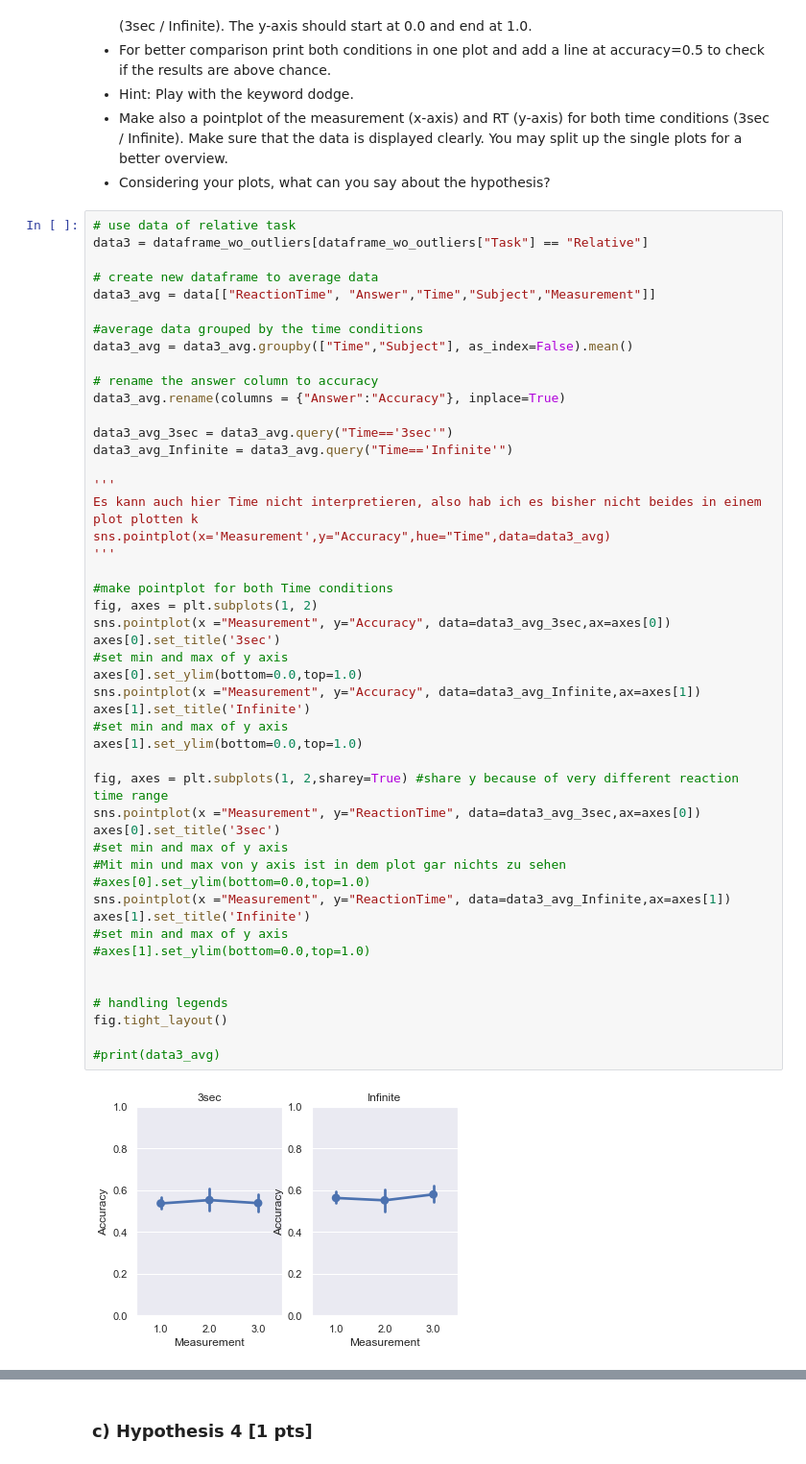
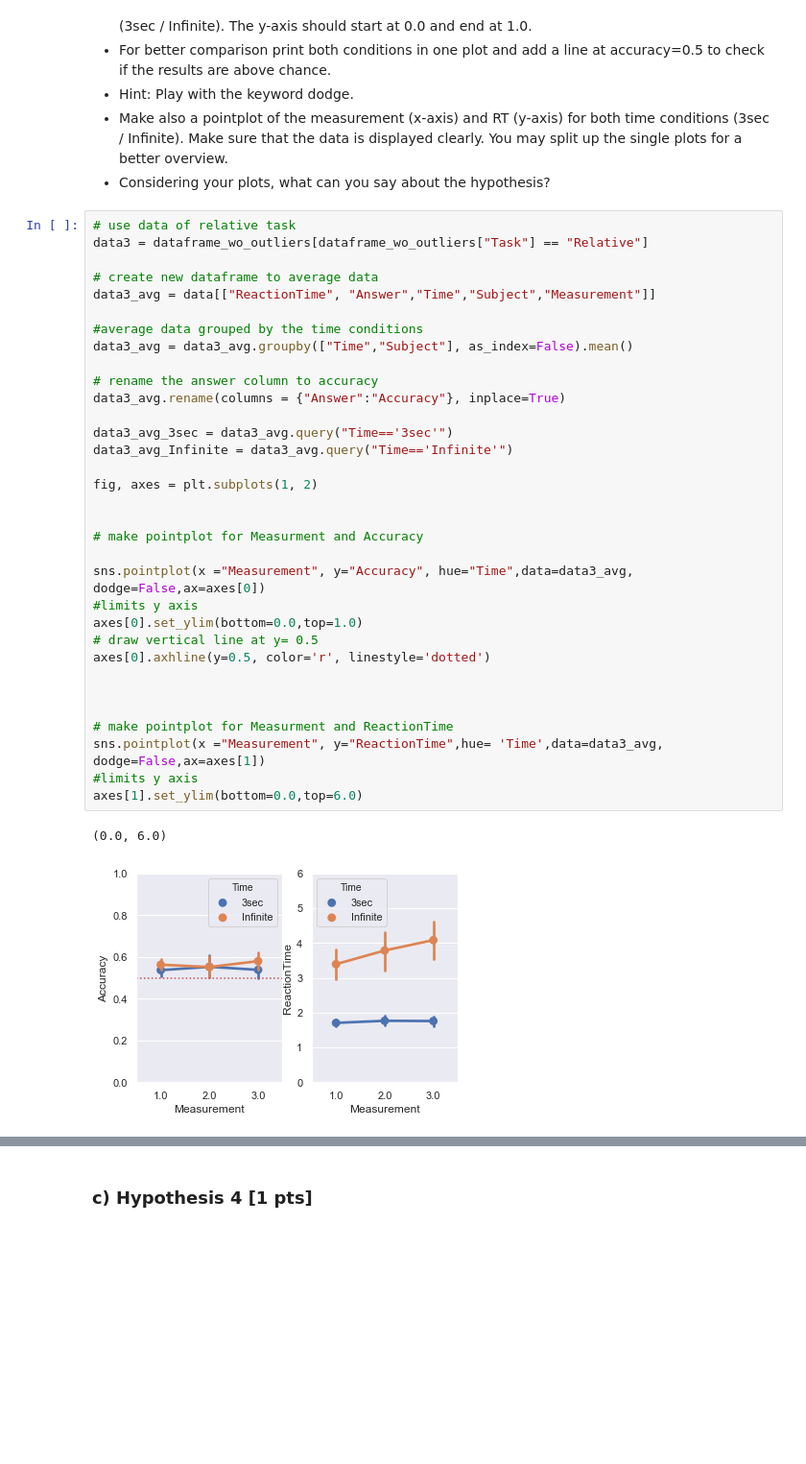
Before and after one commit to NBP-ACC/week-5-acc_9, a Jupyter notebook: sheet03.ipynb, the cells around one changed output, grey strips where cells are left out. Shown at 96% size. Drawn from its saved outputs; the diff is of its cells as text; blank space fills up the shorter version.

Commit message:
Hypothesis 3 Plot data and conclude results

```diff
--- a/sheet03.ipynb
+++ b/sheet03.ipynb
@@ -365,50 +364,36 @@ Hypothesis 2: "Given that subjects have infinite time, they perform better."
 # %%
 # use data of relative task
 data3 = dataframe_wo_outliers[dataframe_wo_outliers["Task"] == "Relative"]
 
 # create new dataframe to average data
 data3_avg = data[["ReactionTime", "Answer","Time","Subject","Measurement"]]
 
 #average data grouped by the time conditions
 data3_avg = data3_avg.groupby(["Time","Subject"], as_index=False).mean()
 
 # rename the answer column to accuracy
 data3_avg.rename(columns = {"Answer":"Accuracy"}, inplace=True)
 
 data3_avg_3sec = data3_avg.query("Time=='3sec'")
 data3_avg_Infinite = data3_avg.query("Time=='Infinite'")
 
-'''
-Es kann auch hier Time nicht interpretieren, also hab ich es bisher nicht beides in einem plot plotten k
-sns.pointplot(x='Measurement',y="Accuracy",hue="Time",data=data3_avg)
-'''
-
-#make pointplot for both Time conditions
 fig, axes = plt.subplots(1, 2)
-sns.pointplot(x ="Measurement", y="Accuracy", data=data3_avg_3sec,ax=axes[0])
-axes[0].set_title('3sec')
-#set min and max of y axis
-axes[0].set_ylim(bottom=0.0,top=1.0)
-sns.pointplot(x ="Measurement", y="Accuracy", data=data3_avg_Infinite,ax=axes[1])
-axes[1].set_title('Infinite')
-#set min and max of y axis
-axes[1].set_ylim(bottom=0.0,top=1.0)
-
-fig, axes = plt.subplots(1, 2,sharey=True) #share y because of very different reaction time range
-sns.pointplot(x ="Measurement", y="ReactionTime", data=data3_avg_3sec,ax=axes[0])
-axes[0].set_title('3sec')
-#set min and max of y axis
-#Mit min und max von y axis ist in dem plot gar nichts zu sehen
-#axes[0].set_ylim(bottom=0.0,top=1.0)
-sns.pointplot(x ="Measurement", y="ReactionTime", data=data3_avg_Infinite,ax=axes[1])
-axes[1].set_title('Infinite')
-#set min and max of y axis
-#axes[1].set_ylim(bottom=0.0,top=1.0)
 
 
-# handling legends
-fig.tight_layout()
+# make pointplot for Measurment and Accuracy
 
-#print(data3_avg)
+sns.pointplot(x ="Measurement", y="Accuracy", hue="Time",data=data3_avg, dodge=False,ax=axes[0])
+#limits y axis
+axes[0].set_ylim(bottom=0.0,top=1.0)
+# draw vertical line at y= 0.5
+axes[0].axhline(y=0.5, color='r', linestyle='dotted')
+
+
+
+# make pointplot for Measurment and ReactionTime
+sns.pointplot(x ="Measurement", y="ReactionTime",hue= 'Time',data=data3_avg, dodge=False,ax=axes[1])
+#limits y axis
+axes[1].set_ylim(bottom=0.0,top=6.0)
 # %% [output]
+(0.0, 6.0)
-[figure, old version]
+[figure, new version]
```
Also changed, not shown: parts of 3 cells of this notebook.
